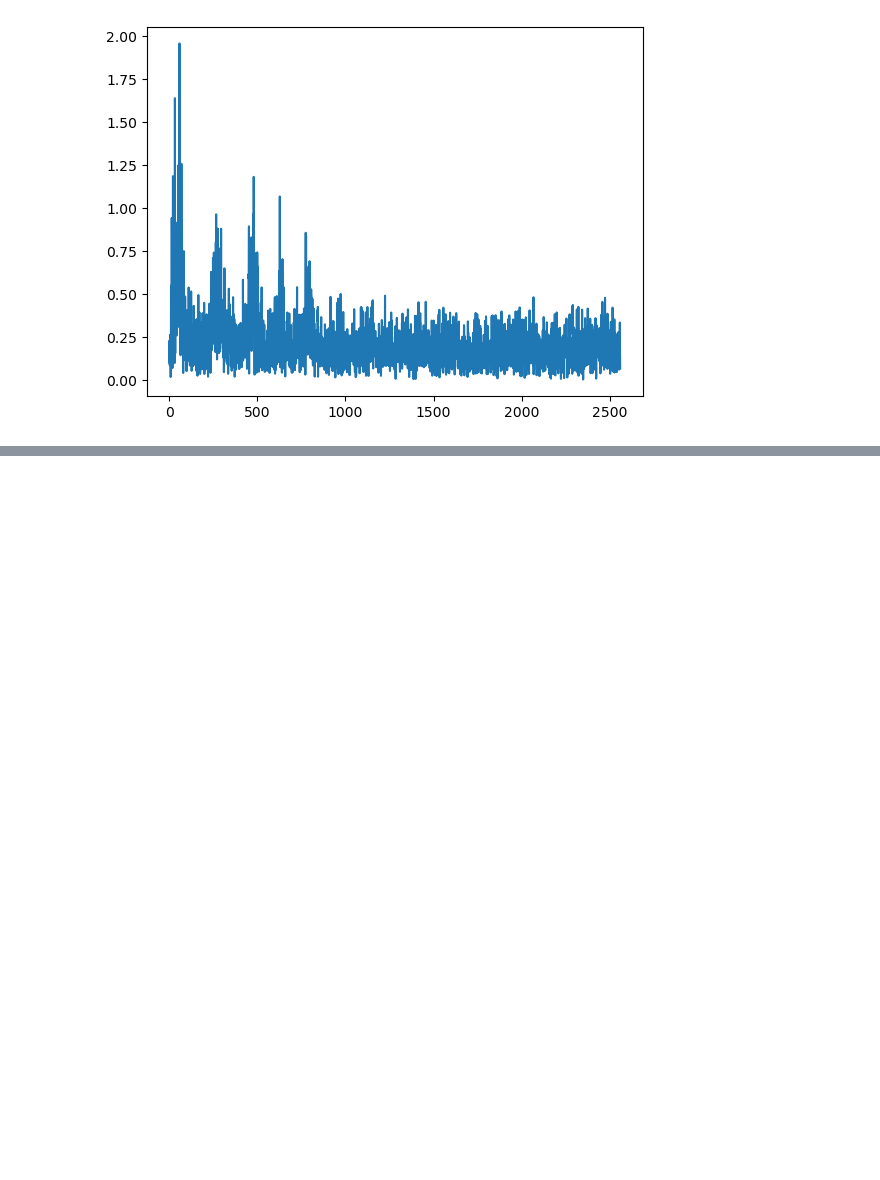
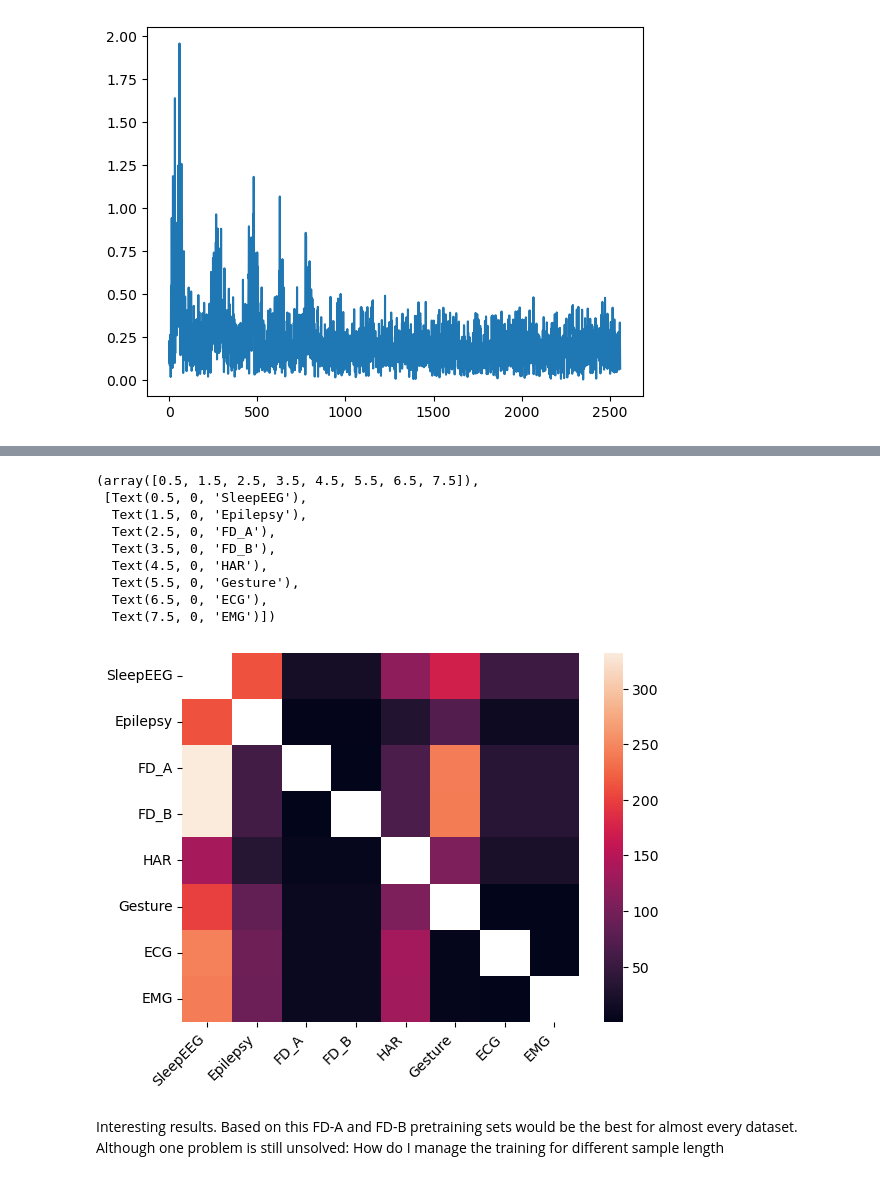
Before and after one commit to BearNord/TFC-pretraining, a Jupyter notebook: data_visualization.ipynb, the cells around one changed output, grey strips where cells are left out. Cells and saved outputs as stored; diff of their text form; code cells hidden in the pictures; blank space fills up the shorter version.

```diff
--- a/data_visualization.ipynb
+++ b/data_visualization.ipynb
@@ -99,0 +233,5 @@ N:  5120
+# %%
+df = pd.DataFrame.from_records(mse_data)
+df = df.reindex(dirname_lst, axis=1)
+df = df.reindex(dirname_lst, axis=0)
+df.fillna(0)
@@ -99,0 +248,20 @@ N:  5120
+# %%
+import seaborn as sns
+
+a = sns.heatmap(df)
+plt.xticks(rotation=45, ha='right')
+# %% [output]
+(array([0.5, 1.5, 2.5, 3.5, 4.5, 5.5, 6.5, 7.5]),
+ [Text(0.5, 0, 'SleepEEG'),
+  Text(1.5, 0, 'Epilepsy'),
+  Text(2.5, 0, 'FD_A'),
+  Text(3.5, 0, 'FD_B'),
+  Text(4.5, 0, 'HAR'),
+  Text(5.5, 0, 'Gesture'),
+  Text(6.5, 0, 'ECG'),
+  Text(7.5, 0, 'EMG')])
+[figure, added]
+# %% [markdown]
+Interesting results.
+Based on this FD-A and FD-B pretraining sets would be the best for almost every dataset.
+Although one problem is still unsolved: How do I manage the training for different sample length
```
Also changed, not shown: parts of 14 cells of this notebook, 15 other files.
